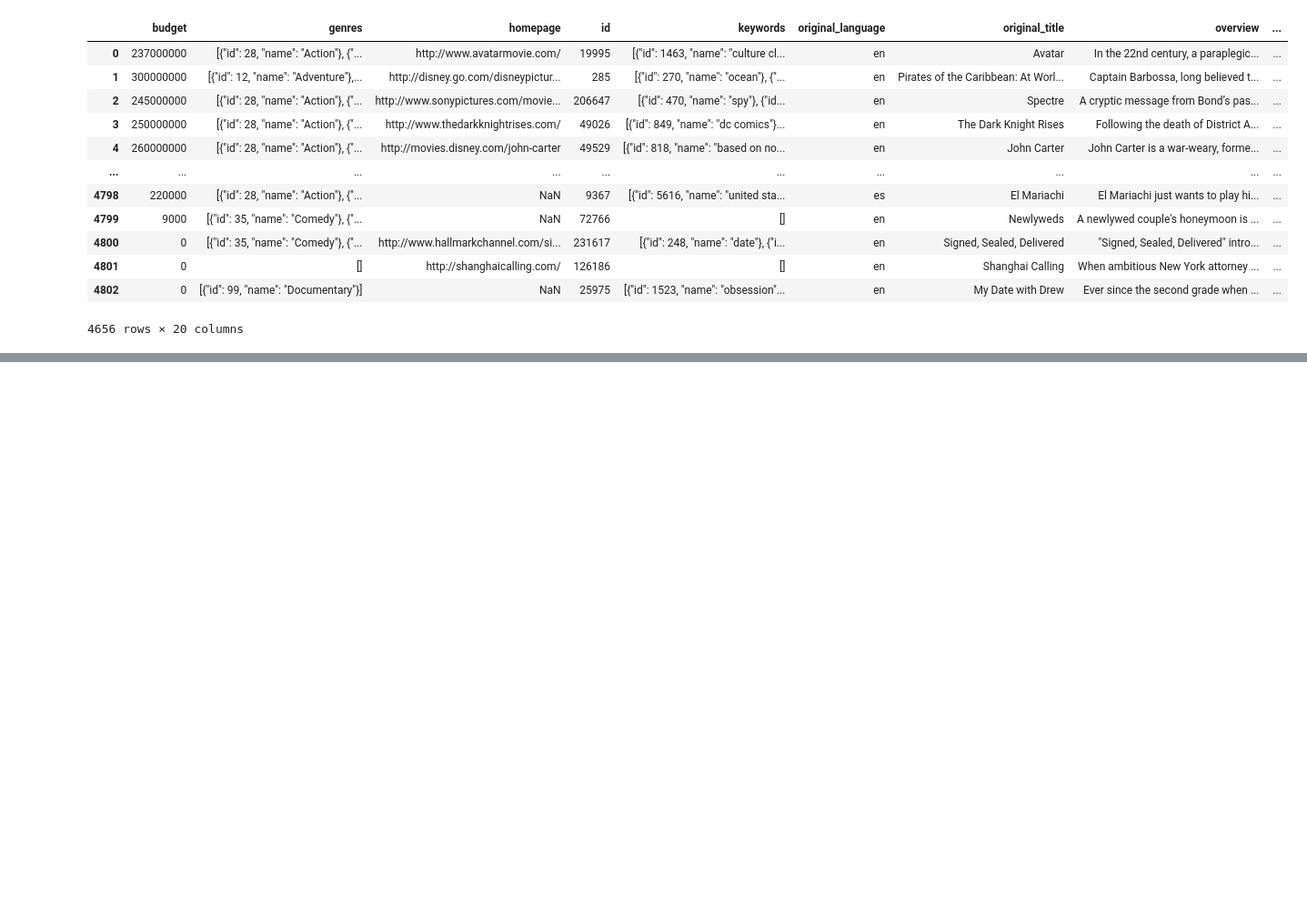
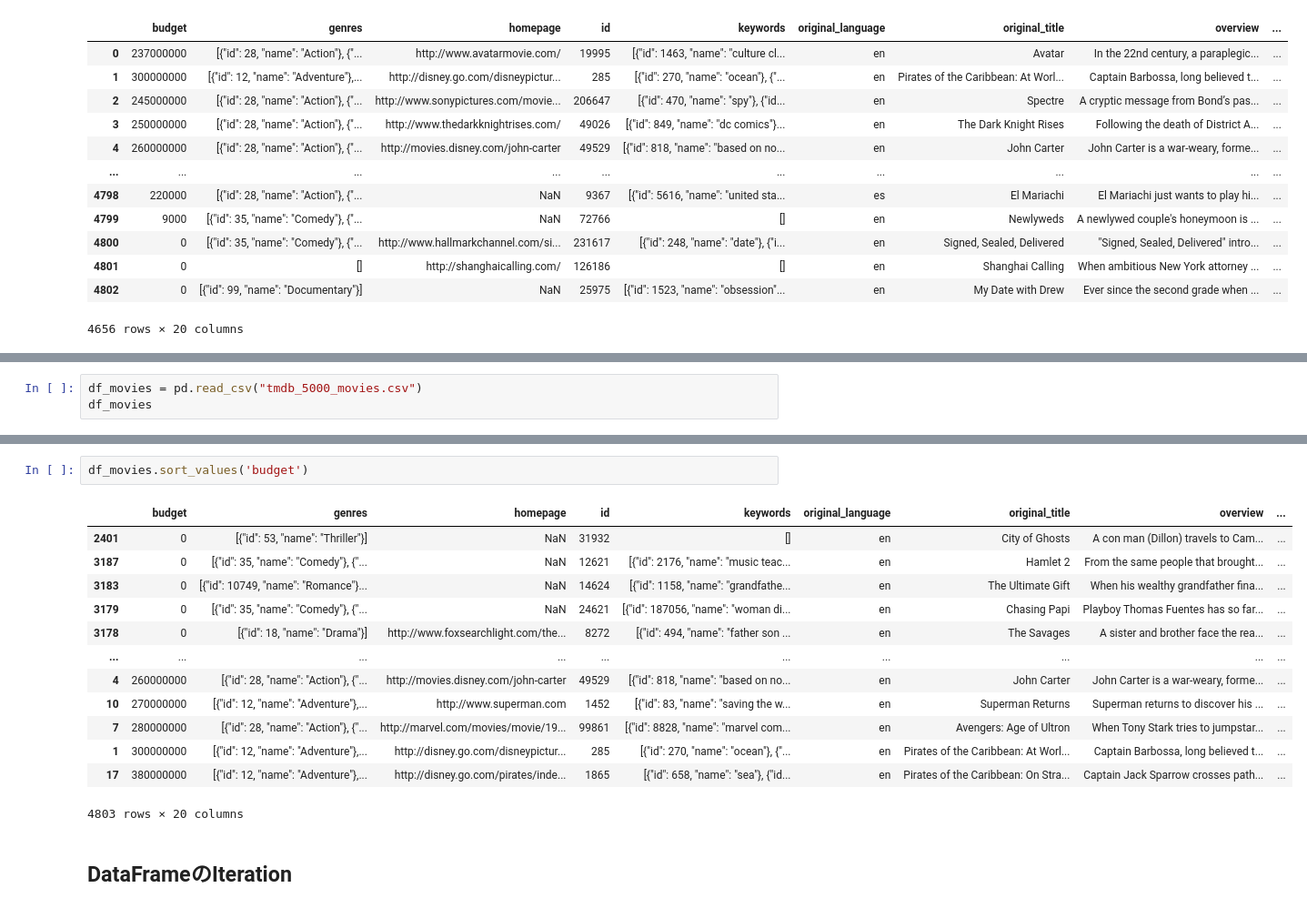
Before and after one commit to donchan7777/py-practice, a Jupyter notebook: python_DS/Pandas.ipynb, the cells around one changed output, grey strips where cells are left out. Shown: that part at 91% size. Saved outputs shown, nothing was run; the diff lists cells and outputs as text; blank space fills up the shorter version.

```diff
--- a/python_DS/Pandas.ipynb
+++ b/python_DS/Pandas.ipynb
@@ -151,0 +440,3 @@ df[~(df['budget'] == 0) | (df['revenue'] == 0)]
+# %%
+df_movies = pd.read_csv("tmdb_5000_movies.csv")
+df_movies
@@ -151,0 +485,18 @@ df[~(df['budget'] == 0) | (df['revenue'] == 0)]
+# %%
+df_movies.sort_values('budget')
+# %% [output]
+|  | budget | genres | homepage | id | keywords | original_language | original_title | overview | ... |
+| 2401 | 0 | [{"id": 53, "name": "Thriller"}] | NaN | 31932 | [] | en | City of Ghosts | A con man (Dillon) travels to Cam... | ... |
+| 3187 | 0 | [{"id": 35, "name": "Comedy"}, {"... | NaN | 12621 | [{"id": 2176, "name": "music teac... | en | Hamlet 2 | From the same people that brought... | ... |
+| 3183 | 0 | [{"id": 10749, "name": "Romance"}... | NaN | 14624 | [{"id": 1158, "name": "grandfathe... | en | The Ultimate Gift | When his wealthy grandfather fina... | ... |
+| 3179 | 0 | [{"id": 35, "name": "Comedy"}, {"... | NaN | 24621 | [{"id": 187056, "name": "woman di... | en | Chasing Papi | Playboy Thomas Fuentes has so far... | ... |
+| 3178 | 0 | [{"id": 18, "name": "Drama"}] | http://www.foxsearchlight.com/the... | 8272 | [{"id": 494, "name": "father son ... | en | The Savages | A sister and brother face the rea... | ... |
+| ... | ... | ... | ... | ... | ... | ... | ... | ... | ... |
+| 4 | 260000000 | [{"id": 28, "name": "Action"}, {"... | http://movies.disney.com/john-carter | 49529 | [{"id": 818, "name": "based on no... | en | John Carter | John Carter is a war-weary, forme... | ... |
+| 10 | 270000000 | [{"id": 12, "name": "Adventure"},... | http://www.superman.com | 1452 | [{"id": 83, "name": "saving the w... | en | Superman Returns | Superman returns to discover his ... | ... |
+| 7 | 280000000 | [{"id": 28, "name": "Action"}, {"... | http://marvel.com/movies/movie/19... | 99861 | [{"id": 8828, "name": "marvel com... | en | Avengers: Age of Ultron | When Tony Stark tries to jumpstar... | ... |
+| 1 | 300000000 | [{"id": 12, "name": "Adventure"},... | http://disney.go.com/disneypictur... | 285 | [{"id": 270, "name": "ocean"}, {"... | en | Pirates of the Caribbean: At Worl... | Captain Barbossa, long believed t... | ... |
+| 17 | 380000000 | [{"id": 12, "name": "Adventure"},... | http://disney.go.com/pirates/inde... | 1865 | [{"id": 658, "name": "sea"}, {"id... | en | Pirates of the Caribbean: On Stra... | Captain Jack Sparrow crosses path... | ... |
+4803 rows × 20 columns
+# %% [markdown]
+## DataFrameのIteration
```
Also changed, not shown: parts of 54 cells of this notebook, 2 other files.
